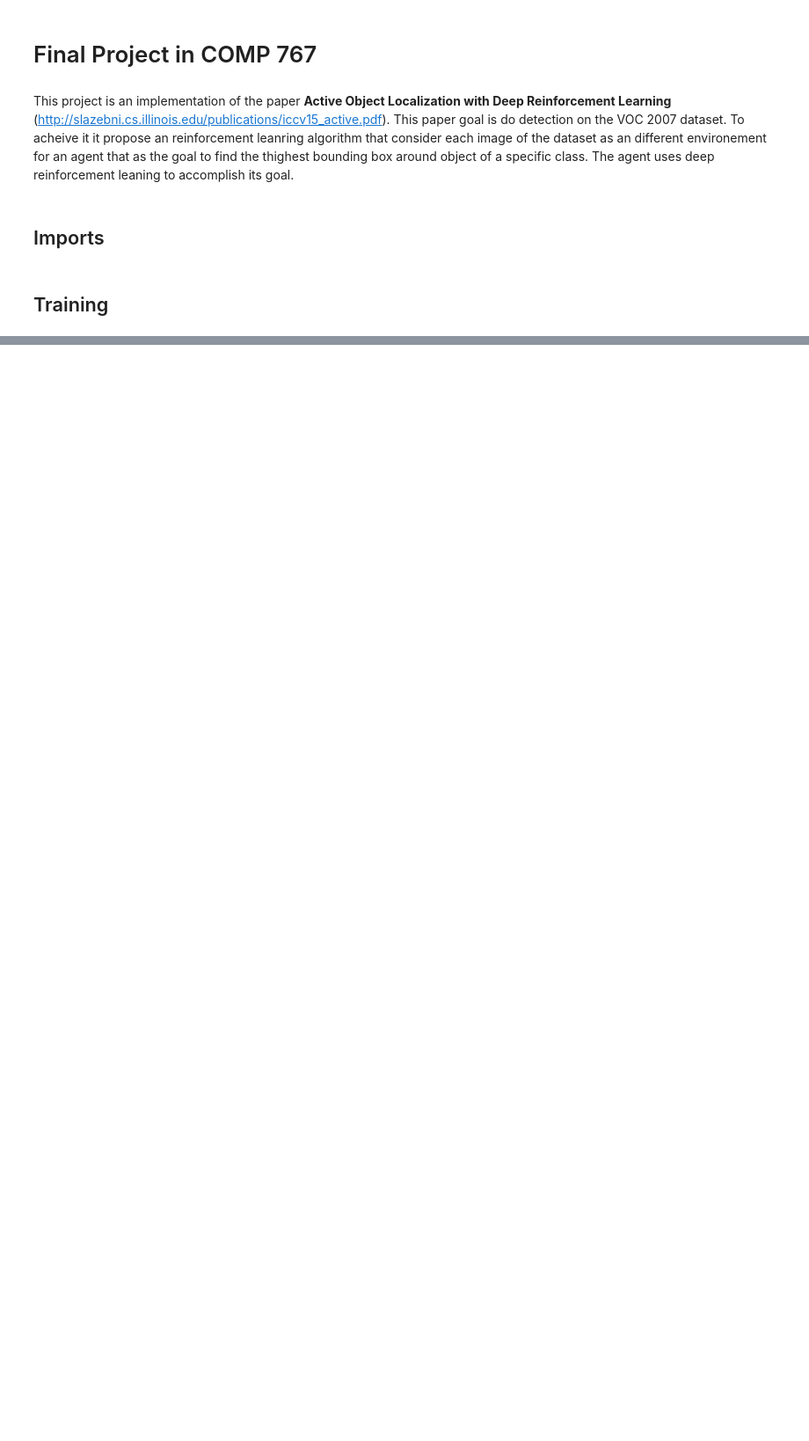
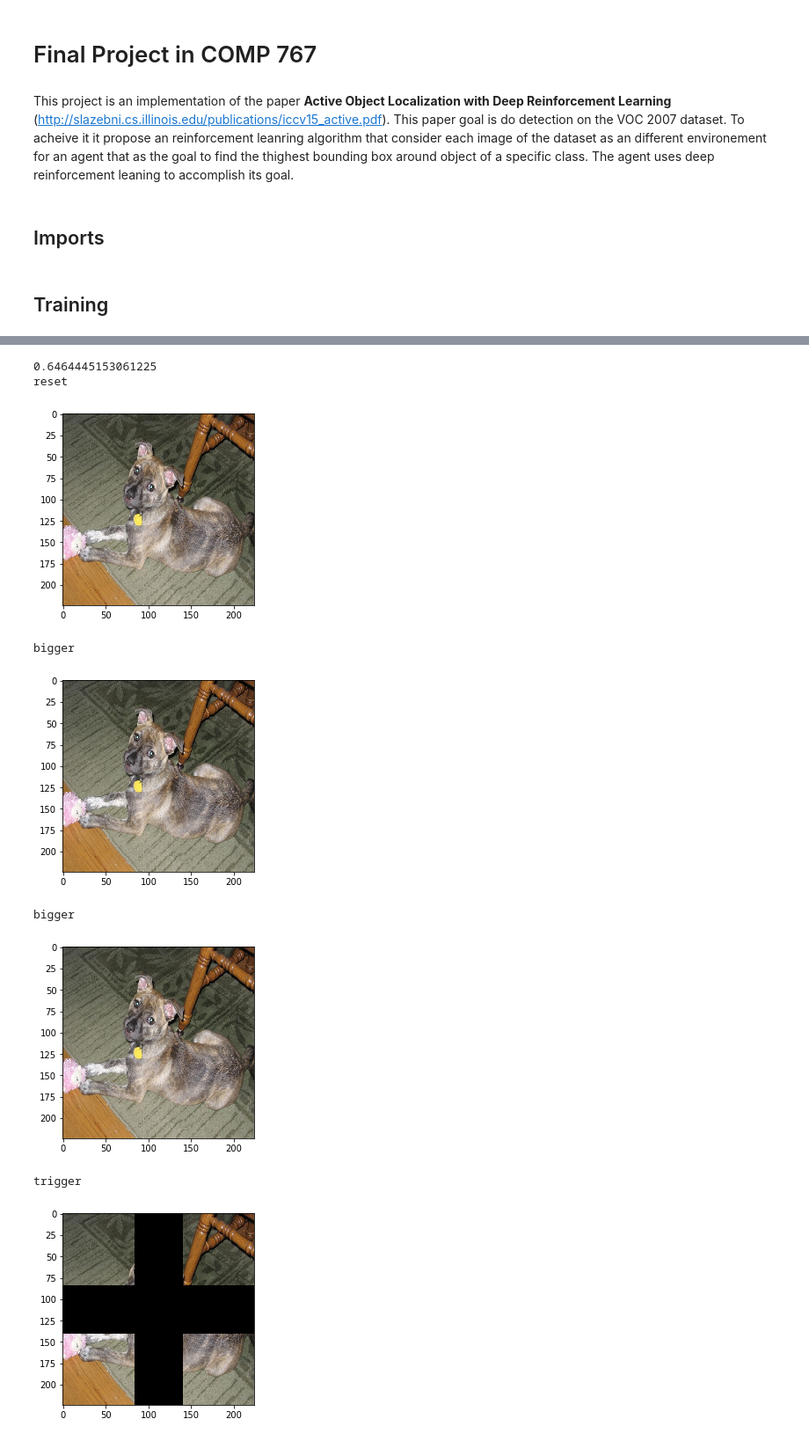
Before and after one commit to jgsimard/COMP767, a Jupyter notebook: project/project.ipynb, the cells around one changed output, grey strips where cells are left out. Shown at 88% size. Drawn from its saved outputs; the diff is of its cells as text; code cells hidden in the pictures; blank space fills up the shorter version.

```diff
--- a/project/project.ipynb
+++ b/project/project.ipynb
@@ -33,17 +33,16 @@ from agent import Agent
 # %% [markdown]
 ## Training
 # %%
-BATCH_SIZE = 8
-DISCOUNT_RATE = 0.999
+BATCH_SIZE = 64
+DISCOUNT_RATE = 0.9
 EPS_START = 0.9
 EPS_END = 0.05
-EPS_DECAY = 200
+EPS_DECAY = 2000
 TARGET_UPDATE = 10
 NB_EPISODE = 100
-MEMORY_SIZE = 1000
+MEMORY_SIZE = 5000
 
-
-env = object_localization.ProjectEnv(detected_class = 14)
+env = object_localization.ProjectEnv(detected_class = 11)
 agent = Agent(env,
               target_update=TARGET_UPDATE,
               discout_rate=DISCOUNT_RATE,
@@ -53,5 +52,6 @@ agent = Agent(env,
               batch_size=BATCH_SIZE,
               memory_size=MEMORY_SIZE,
               n_past_action_to_remember=10)
-agent.train(env, NB_EPISODE)
+lenghts = agent.train(env, NB_EPISODE)
+print(lenghts)
 # %% [output]
@@ -74,0 +77,17 @@ print(agent.pretrained_cnn)
+# %%
+imgs, actions, t = agent.test_episode(env)
+for img,action in zip(imgs, actions):
+    print(action)
+    plt.imshow(img)
+    plt.show()
+print(t)
+# %% [output]
+0.6464445153061225
+reset
+[figure, added]
+bigger
+[figure, added]
+bigger
+[figure, added]
+trigger
+[figure, added]
```
Also changed, not shown: parts of 4 cells of this notebook, 2 other files.
